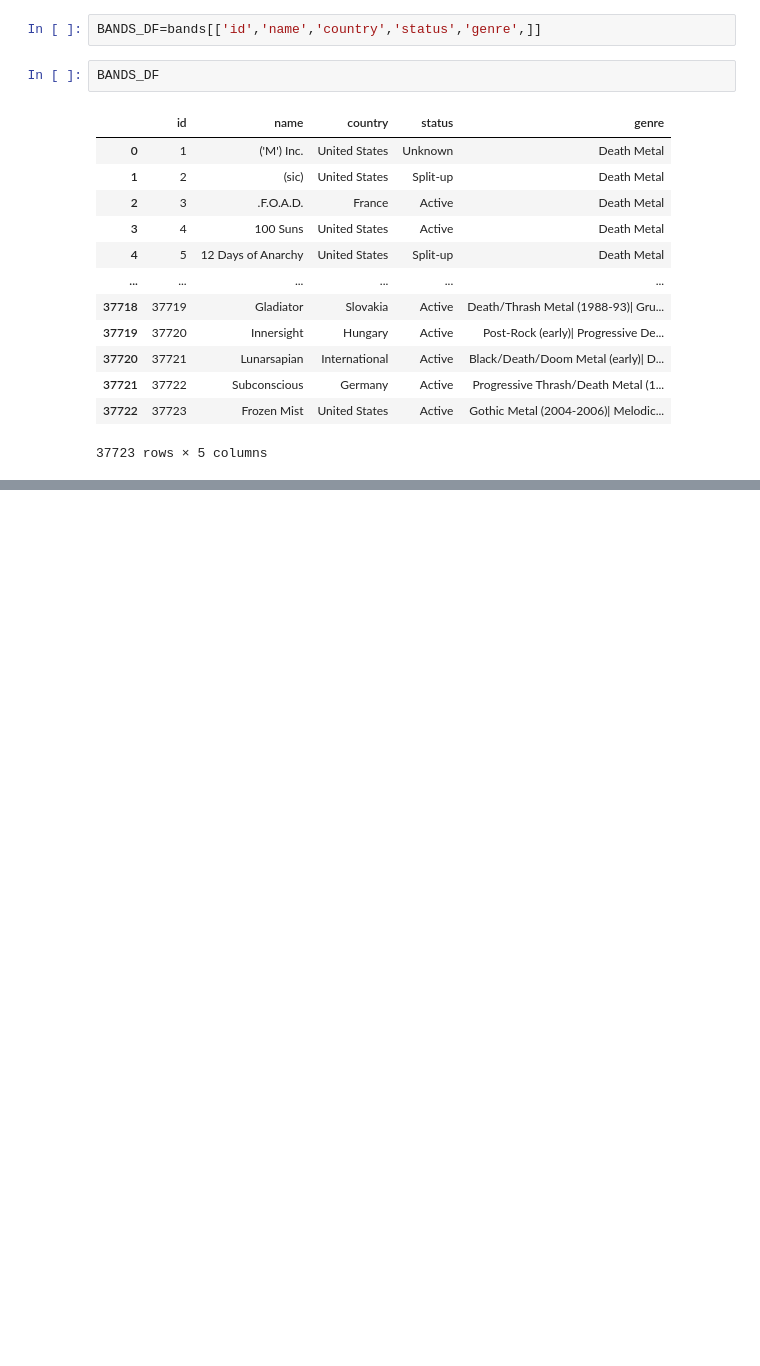
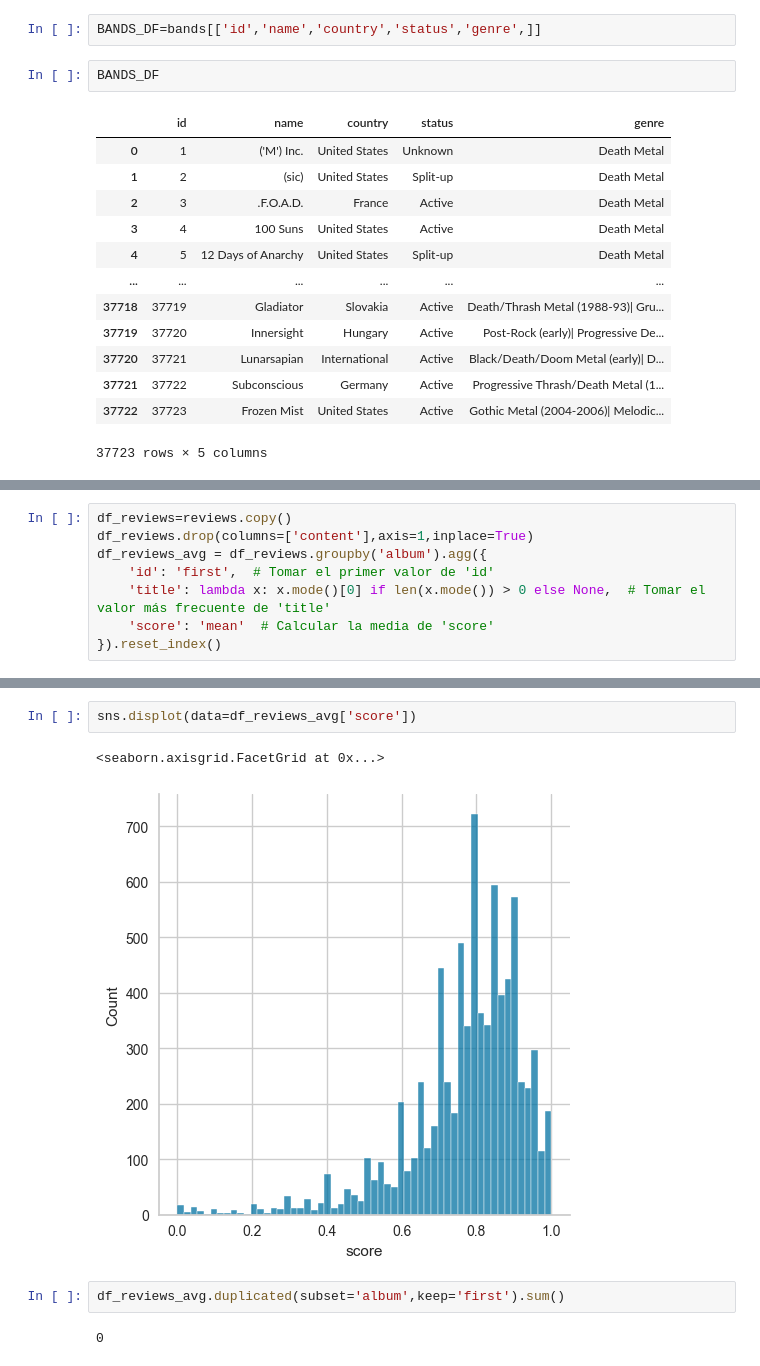
Before and after one commit to chainReactionCol/newRep, a Jupyter notebook: merged.ipynb, the cells around one changed output, grey strips where cells are left out. Drawn from its saved outputs; the diff is of its cells as text; blank space fills up the shorter version.

```diff
--- a/merged.ipynb
+++ b/merged.ipynb
@@ -213,0 +287,8 @@ BANDS_DF
+# %%
+df_reviews=reviews.copy()
+df_reviews.drop(columns=['content'],axis=1,inplace=True)
+df_reviews_avg = df_reviews.groupby('album').agg({
+    'id': 'first',  # Tomar el primer valor de 'id'
+    'title': lambda x: x.mode()[0] if len(x.mode()) > 0 else None,  # Tomar el valor más frecuente de 'title'
+    'score': 'mean'  # Calcular la media de 'score'
+}).reset_index()
@@ -213,0 +311,9 @@ BANDS_DF
+# %%
+sns.displot(data=df_reviews_avg['score'])
+# %% [output]
+<seaborn.axisgrid.FacetGrid at 0x...>
+[figure, added]
+# %%
+df_reviews_avg.duplicated(subset='album',keep='first').sum()
+# %% [output]
+0
```
Also changed, not shown: parts of 24 cells of this notebook.
